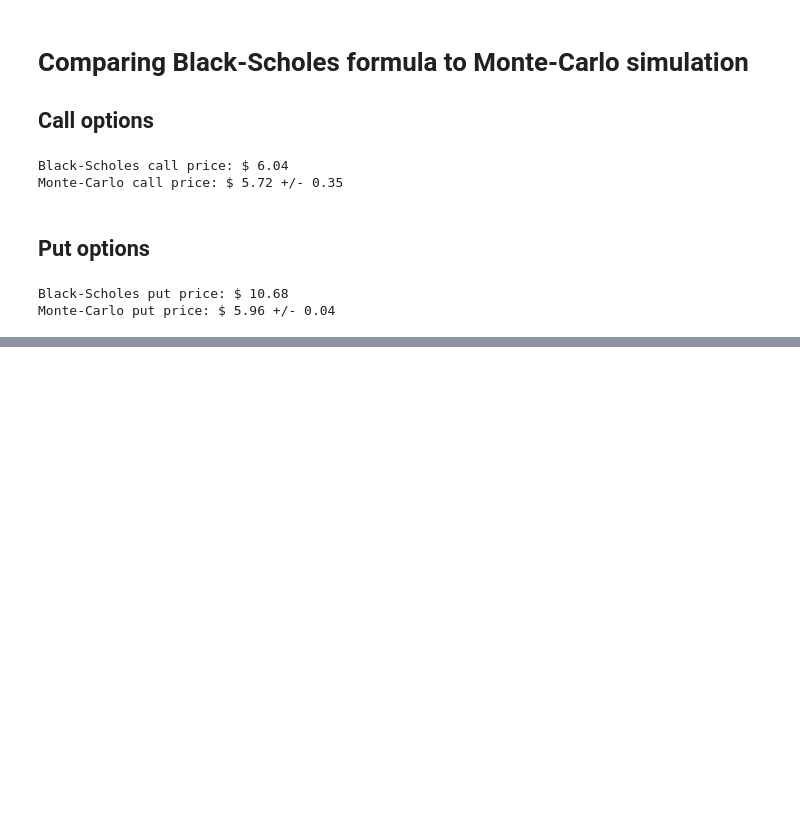
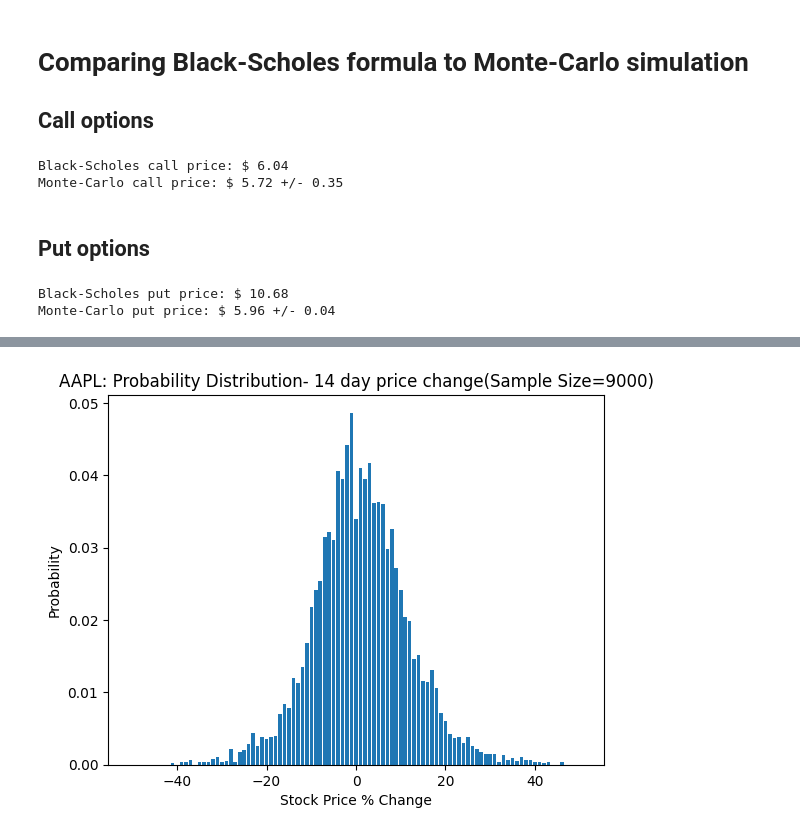
Before and after one commit to BaptisteZloch/Derivatives-journey-pricing-and-understanding, a Jupyter notebook: src/04_Option_pricing.ipynb, the cells around one changed output, grey strips where cells are left out. Drawn from its saved outputs; the diff is of its cells as text; code cells hidden in the pictures; blank space fills up the shorter version.

```diff
--- a/src/04_Option_pricing.ipynb
+++ b/src/04_Option_pricing.ipynb
@@ -111,0 +393,12 @@ Monte-Carlo put price: $ 5.96 +/- 0.04
+# %%
+#SAMPLE SIZE 9000
+changes = delta_dist('AAPL', 14, 9000)
+binned_changes = binned(changes)
+x_axis = np.arange(-50, 51, 1)
+
+plt.bar(x_axis, binned_changes)
+plt.xlabel('Stock Price % Change')
+plt.ylabel('Probability')
+plt.title('AAPL: Probability Distribution- 14 day price change(Sample Size=9000)');
+# %% [output]
+[figure, added]
```
Also changed, not shown: parts of 21 cells of this notebook, 3 other files.
